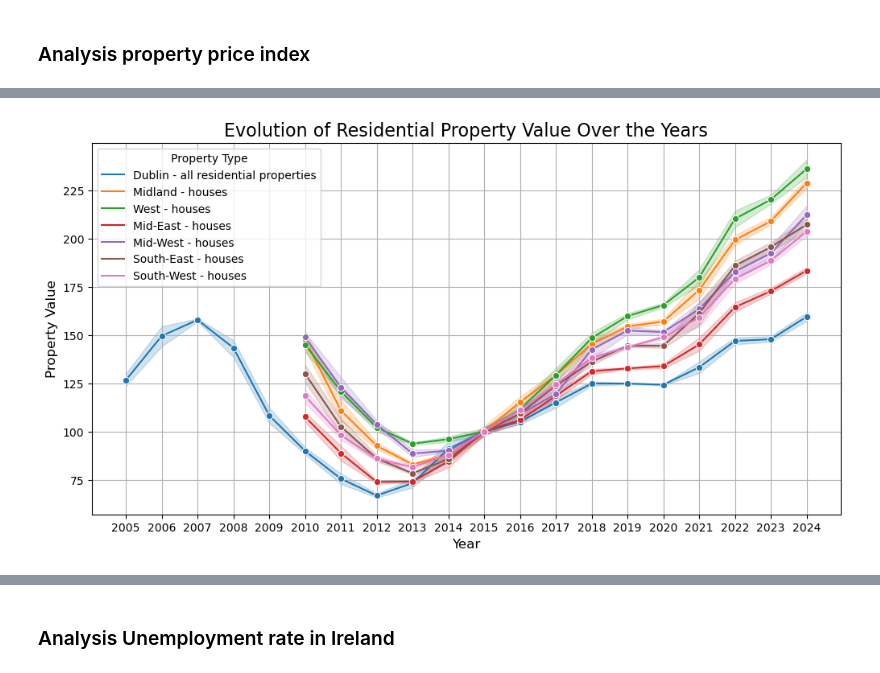
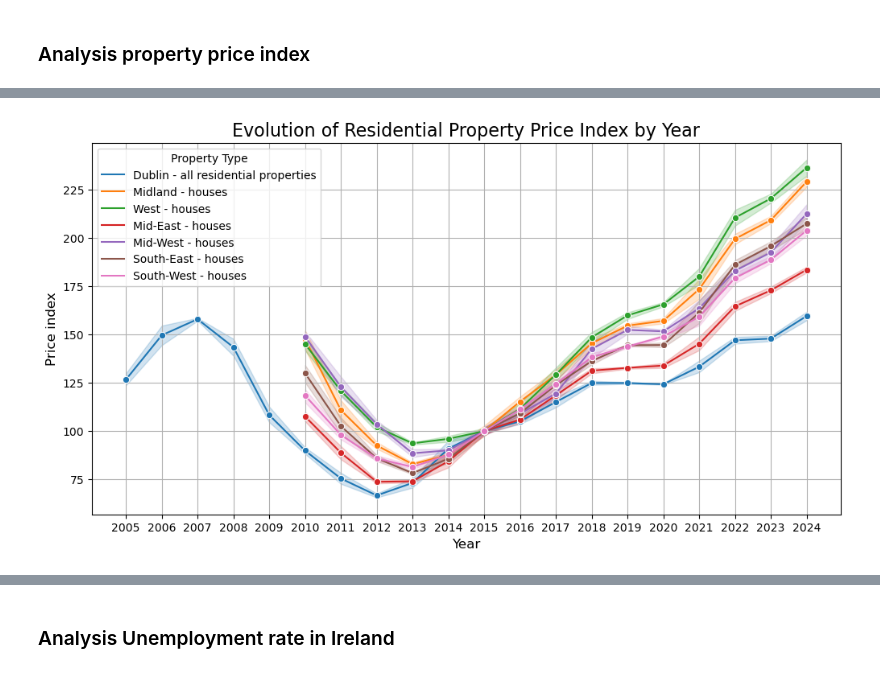
Before and after one commit to RobAstur/Programming-for-data-analytics, a Jupyter notebook: Project/project_version2.ipynb, the cells around one changed output, grey strips where cells are left out. Cells and saved outputs as stored; diff of their text form; code cells hidden in the pictures.

Commit message:
Adding comments to code and comment single table plots

```diff
--- a/Project/project_version2.ipynb
+++ b/Project/project_version2.ipynb
@@ -246,2 +236,0 @@ price_property_index.head()
-# %%
-price_property_index['Pct_Change'] = price_property_index['VALUE'].pct_change() * 100
@@ -299,18 +237,19 @@ df.head()
 # %%
-#We need to stract year from month column.
+# Reference 9 apply to this plot.
+# Extract year and convert it in int.
 price_property_index['Year'] = price_property_index['Month'].dt.year.astype(int)
-#size of the plot
+# Define size of the plot
 plt.figure(figsize=(12, 6))
-#linplot is perfect to check the evolution
+# Seaborn lineplot is perfect to check the evolution
 sns.lineplot(data=price_property_index, x='Year', y='VALUE', hue='Type of Residential Property', marker='o')
-# Set x-axis ticks as integers. Otherwise we will get floating numbers and for years is not correct.
+# Prevent having floats in the years
 plt.xticks(ticks=price_property_index['Year'].unique(), labels=[str(year) for year in price_property_index['Year'].unique()])
 # Customizing the plot
-plt.title('Evolution of Residential Property Value Over the Years', fontsize=16)
+plt.title('Evolution of Residential Property Price Index by Year', fontsize=16)
 plt.xlabel('Year', fontsize=12)
-plt.ylabel('Property Value', fontsize=12)
+plt.ylabel('Price index', fontsize=12)
 plt.legend(title='Property Type')
 plt.grid(True)
 plt.show()
 # %% [output]
-[figure, old version]
+[figure, new version]
```
Also changed, not shown: parts of 9 cells of this notebook, 1 other file.
